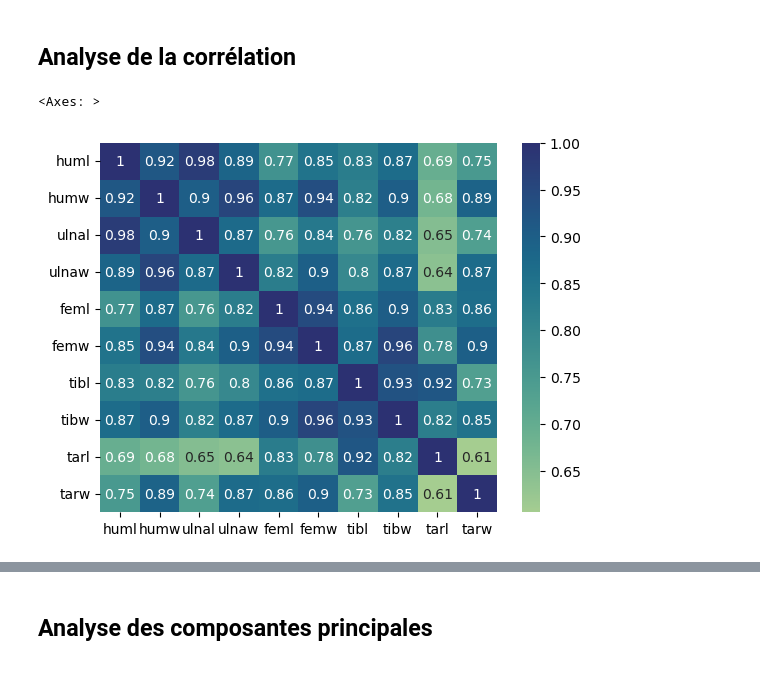
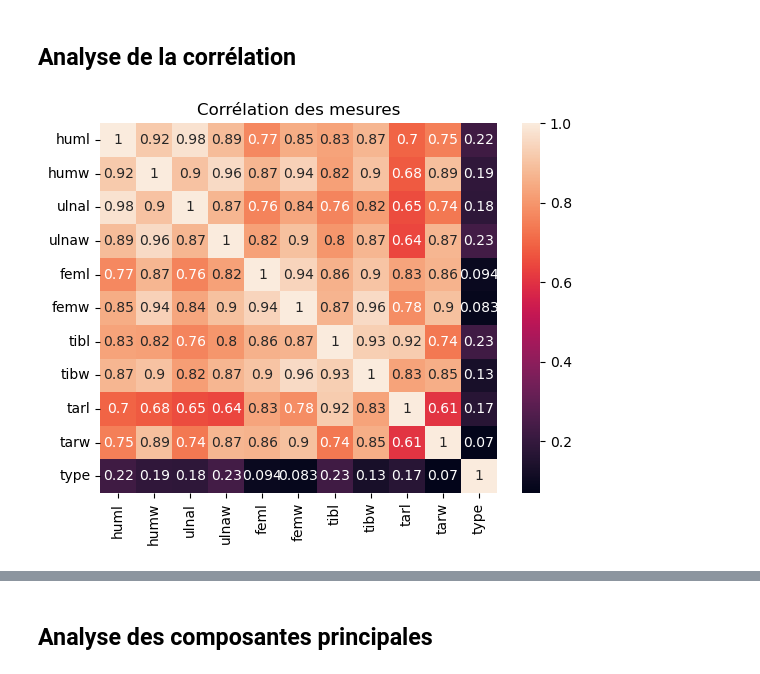
Before and after one commit to francois07/ift870-bird_bones, a Jupyter notebook: Groupe14_Projet.ipynb, the cells around one changed output, grey strips where cells are left out. Drawn from its saved outputs; the diff is of its cells as text; code cells hidden in the pictures.

```diff
--- a/Groupe14_Projet.ipynb
+++ b/Groupe14_Projet.ipynb
@@ -127,3 +219,4 @@ On peut remplir les valeurs manquantes des attributs numériques par la moyenne
 # %%
 numeric_columns = data.select_dtypes(exclude = "object").columns
-data[numeric_columns] = data[numeric_columns].fillna(data[numeric_columns].mean())
+data.loc[:, data.columns != 'type'] = data.loc[:, data.columns != 'type'].interpolate(method='nearest')
+print(f"Il y a maintenant {data.isna().sum().sum()} valeurs manquantes dans notre dataset")
@@ -162,9 +255,11 @@ La correspondance entre les valeurs numériques et les valeurs catégorielles de
 # %% [markdown]
 ## Analyse de la corrélation
 # %%
-correlation = data[numeric_columns].corr()
-sns.heatmap(correlation, annot=True, cmap="crest")
+correlation = data.corr()
+sns.heatmap(correlation, annot=True)
+plt.title("Corrélation des mesures")
+plt.savefig("correlation.png")
+plt.show()
 # %% [output]
-<Axes: >
-[figure, old version]
+[figure, new version]
 # %% [markdown]
```
Also changed, not shown: parts of 67 cells of this notebook, 14 other files.
